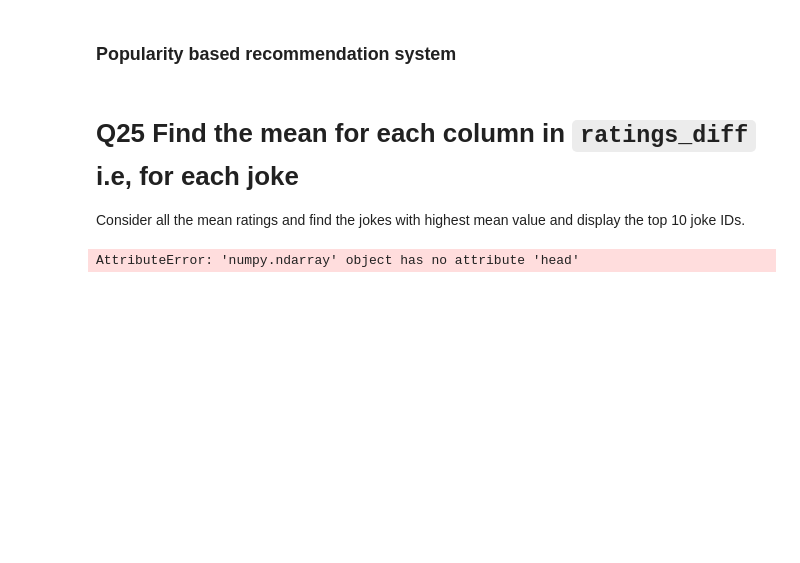
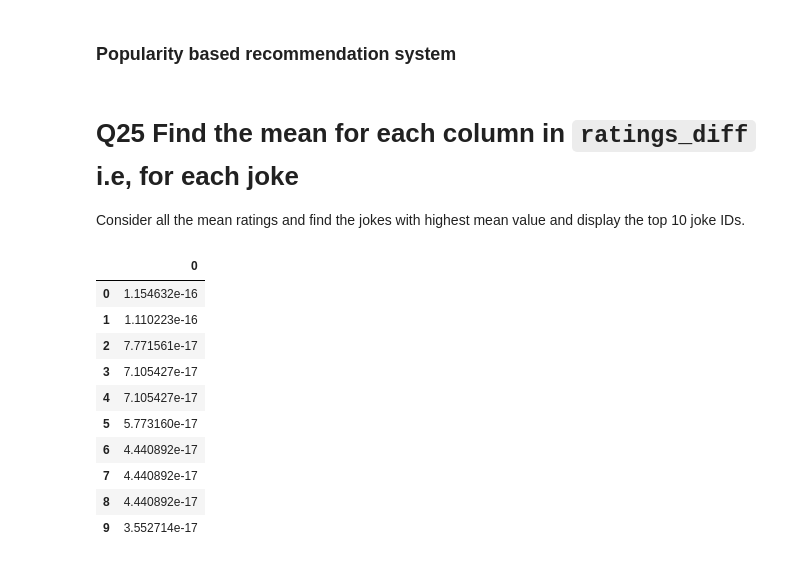
Before and after one commit to GreatLearningAIML1/delhi-may19-batch-sharma-chandan, a Jupyter notebook: R5_Internal_Lab_PCA_CBRS_PBRS.ipynb, the cells around one changed output. Saved outputs shown, nothing was run; the diff lists cells and outputs as text; code cells hidden in the pictures; blank space fills up the shorter version.

```diff
--- a/R5_Internal_Lab_PCA_CBRS_PBRS.ipynb
+++ b/R5_Internal_Lab_PCA_CBRS_PBRS.ipynb
@@ -547,7 +547,17 @@ array([[-1.85701632,  1.67164929, -2.21918089, ..., -0.02685824,
 Consider all the mean ratings and find the jokes with highest mean value and display the top 10 joke IDs.
 # %%
 ratings_diff_min = ratings_diff.mean(axis=0)
-ratings_diff_min = np.sort(ratings_diff_min)[::-1]
-ratings_diff_min.head()
+ratings_diff_min = pd.DataFrame(np.sort(ratings_diff_min)[::-1])
+ratings_diff_min.head(10)
 # %% [output]
-AttributeError: 'numpy.ndarray' object has no attribute 'head'
+|  | 0 |
+| 0 | 1.154632e-16 |
+| 1 | 1.110223e-16 |
+| 2 | 7.771561e-17 |
+| 3 | 7.105427e-17 |
+| 4 | 7.105427e-17 |
+| 5 | 5.773160e-17 |
+| 6 | 4.440892e-17 |
+| 7 | 4.440892e-17 |
+| 8 | 4.440892e-17 |
+| 9 | 3.552714e-17 |
```
